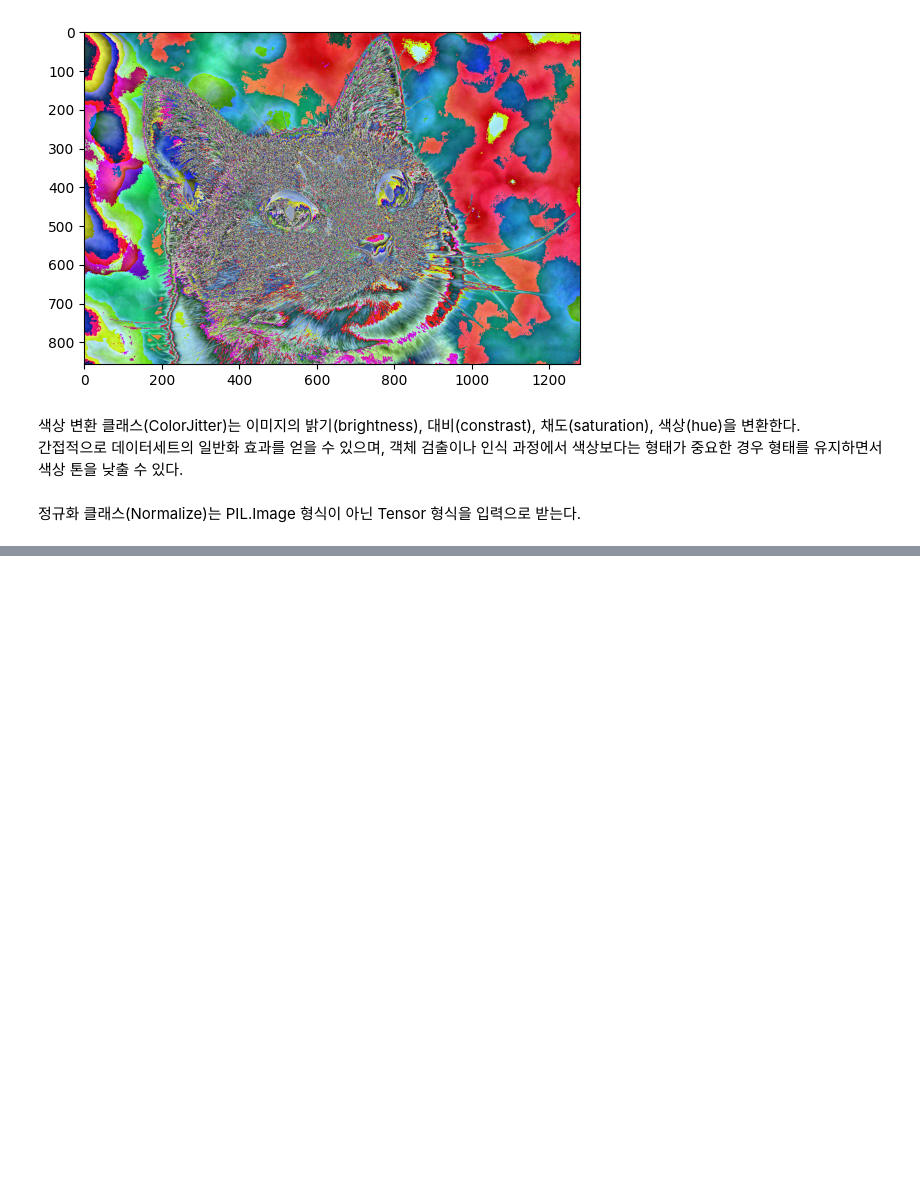
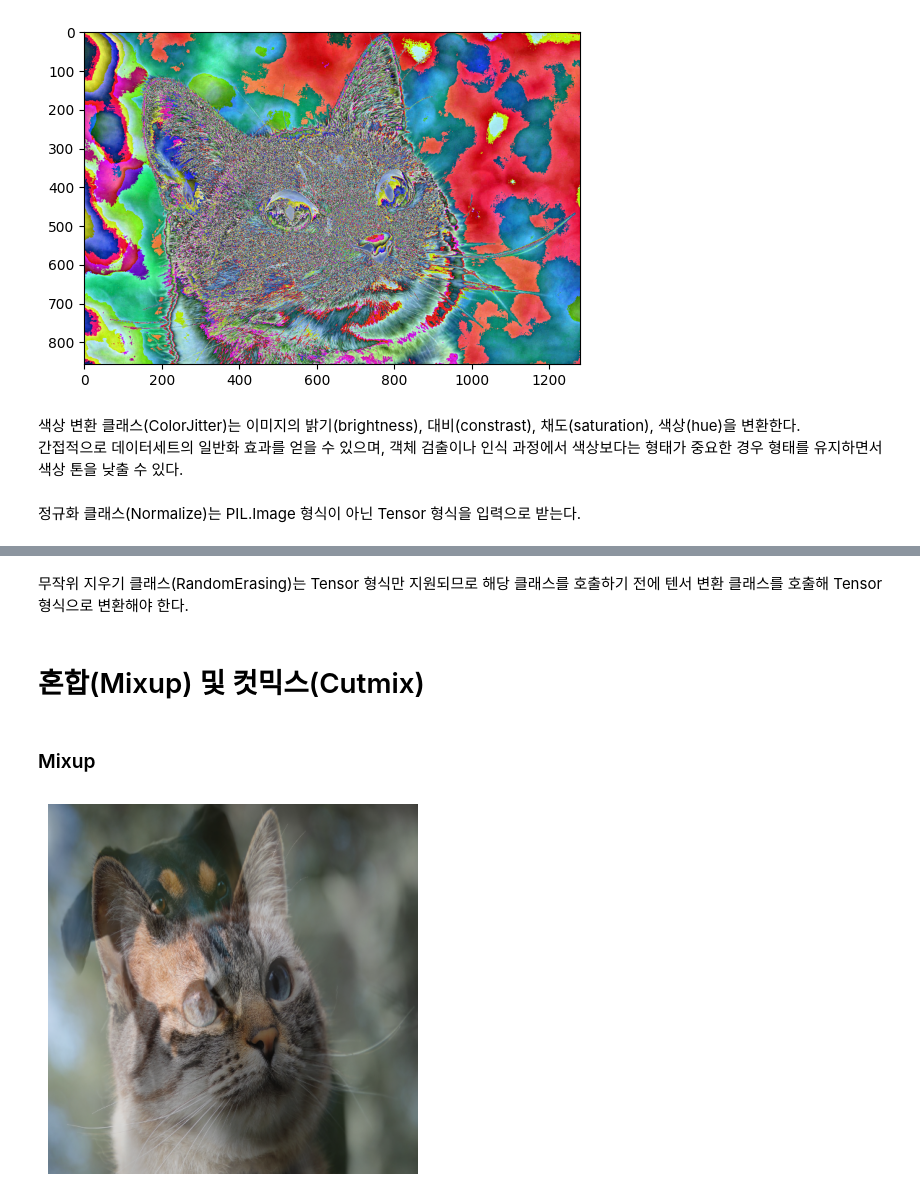
Before and after one commit to choiwonjini/AIFFEL_practice, a Jupyter notebook: pytorch/advanced/4-2. Image Data Augmentation.ipynb, the cells around one changed output, grey strips where cells are left out. Drawn from its saved outputs; the diff is of its cells as text; code cells hidden in the pictures; blank space fills up the shorter version.

```diff
--- a/pytorch/advanced/4-2. Image Data Augmentation.ipynb
+++ b/pytorch/advanced/4-2. Image Data Augmentation.ipynb
@@ -150,0 +191,33 @@ plt.imshow(transformed_image)
+# %% [markdown]
+무작위 지우기 클래스(RandomErasing)는 Tensor 형식만 지원되므로 해당 클래스를 호출하기 전에 텐서 변환 클래스를 호출해 Tensor 형식으로 변환해야 한다.
+# %% [markdown]
+# 혼합(Mixup) 및 컷믹스(Cutmix)
+# %% [markdown]
+### Mixup
+# %%
+import albumentations as A
+
+class MixupAlb:
+    def __init__(self, target, alpha=0.5, beta=0.5):
+        self.target = target
+        self.alpha = alpha
+        self.beta = beta
+
+    def __call__(self, image):
+        image = np.array(image)
+        target = np.array(self.target.resize(image.shape[:2][::-1])) # 두 이미지의 가중합 계산
+        mix_image = image * self.alpha + target * self.beta
+        return mix_image.astype(np.uint8)
+
+transform = A.Compose([
+    A.Resize(512, 512),
+])
+
+image_resized = transform(image=image)["image"]
+mix_image = MixupAlb(Image.open("/content/dog.jpg"))(image_resized)
+
+plt.imshow(mix_image)
+plt.axis('off')
+plt.show()
+# %% [output]
+[figure, added]
```
Also changed, not shown: parts of 8 cells of this notebook.
